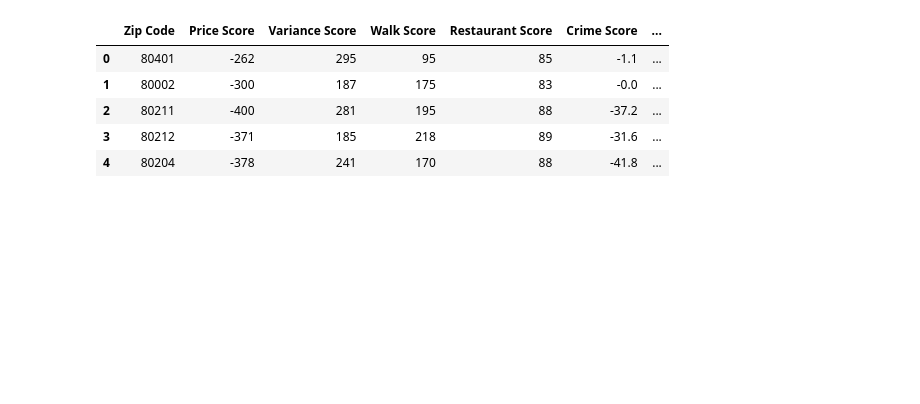
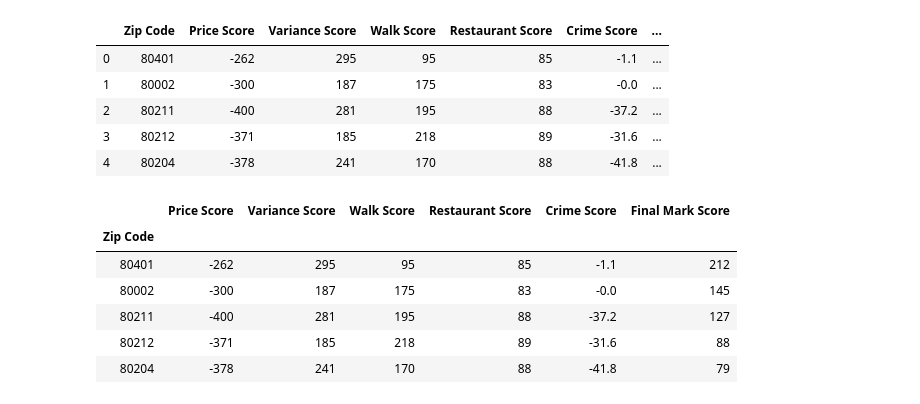
Before and after one commit to ngoodweiler/DU-Analytics-Project-1, a Jupyter notebook: Notebook/Price per Square Foot Box Plots & Mark Score.ipynb, the cells around one changed output. Cells and saved outputs as stored; diff of their text form; code cells hidden in the pictures; blank space fills up the shorter version.

```diff
--- a/Notebook/Price per Square Foot Box Plots & Mark Score.ipynb
+++ b/Notebook/Price per Square Foot Box Plots & Mark Score.ipynb
@@ -484,3 +478,16 @@ mark_score_final
 | 4 | 80204 | -378 | 241 | 170 | 88 | -41.8 | ... |
 # %%
 mark_score_final.to_csv('../Resources/final_summary.csv')
+# %%
+mark_score_final_values = mark_score_final[['Zip Code','Price Score','Variance Score','Walk Score','Restaurant Score','Crime Score','Final Mark Score']]
+mark_score_final_values = mark_score_final_values.set_index('Zip Code')
+# %%
+mark_score_final_values
+# %% [output]
+|  | Price Score | Variance Score | Walk Score | Restaurant Score | Crime Score | Final Mark Score |
+| Zip Code |  |  |  |  |  |  |
+| 80401 | -262 | 295 | 95 | 85 | -1.1 | 212 |
+| 80002 | -300 | 187 | 175 | 83 | -0.0 | 145 |
+| 80211 | -400 | 281 | 195 | 88 | -37.2 | 127 |
+| 80212 | -371 | 185 | 218 | 89 | -31.6 | 88 |
+| 80204 | -378 | 241 | 170 | 88 | -41.8 | 79 |
```
Also changed, not shown: parts of 10 cells of this notebook, 7 other files.
